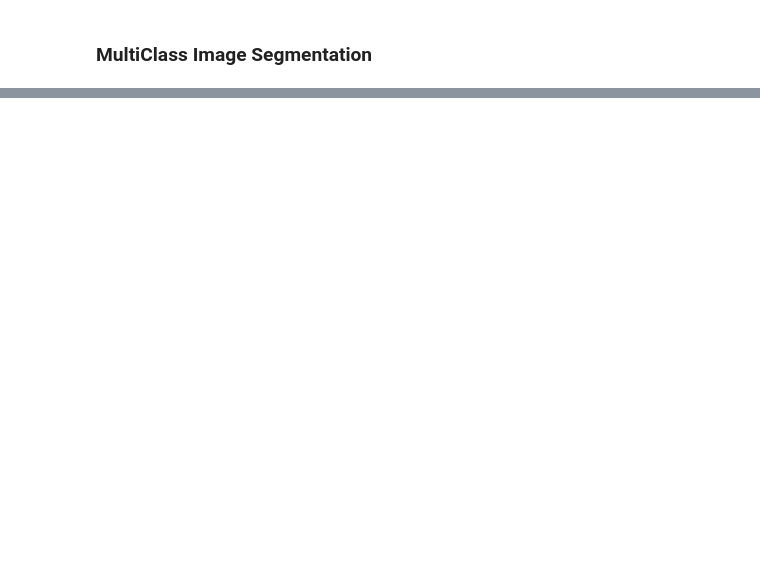
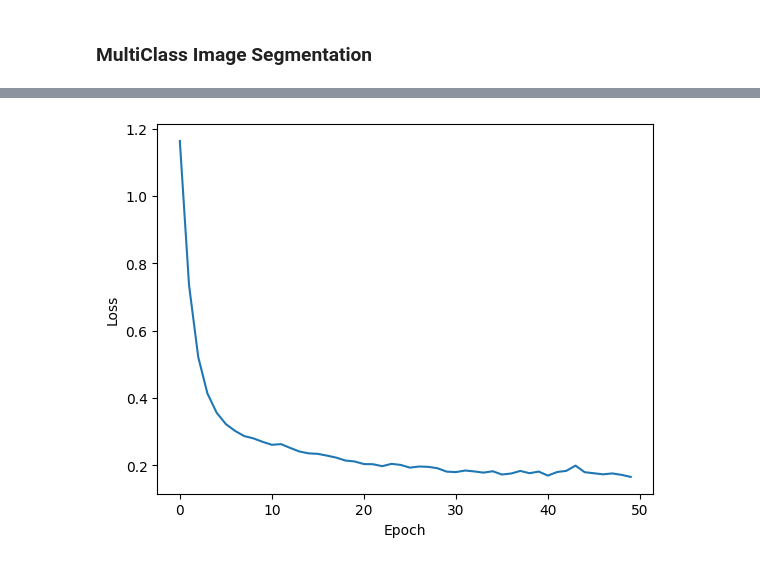
Before and after one commit to Jaywhisker/Diabetic_Retinopathy_Detection, a Jupyter notebook: notebooks/lesion_segmentation_clean.ipynb, the cells around one changed output, grey strips where cells are left out. Saved outputs shown, nothing was run; the diff lists cells and outputs as text; code cells hidden in the pictures; blank space fills up the shorter version.

```diff
--- a/notebooks/lesion_segmentation_clean.ipynb
+++ b/notebooks/lesion_segmentation_clean.ipynb
@@ -831,7 +1006,7 @@ criterion_list = [torch.nn.CrossEntropyLoss(),
                   torch.nn.CrossEntropyLoss(weight=torch.tensor(class_weights, dtype=torch.float32).to(device)),
                   torch.nn.CrossEntropyLoss(weight=torch.tensor([1, 3, 3, 3, 3, 2], dtype=torch.float32).to(device)),
                   DiceLoss(6),
-                  FocalLoss(6, weights=torch.tensor(4).to(device)),
+                  FocalLoss(6, weights=torch.tensor([1, 3, 3, 3, 3, 2], dtype=torch.float32).to(device)),
                   TverskyLoss(6),
                   TverskyLoss(6, 0.25),
                   TverskyLoss(6, 0.75),
@@ -873,4 +1048,4 @@ for idx, criterion in enumerate(criterion_list):
     torch.cuda.empty_cache()
     gc.collect()
 
-multiclass_loss_dataframe.to_csv('multiclass.csv')
+multiclass_loss_dataframe.to_csv('results/multiclass.csv')
@@ -879,0 +1052,32 @@ KeyboardInterrupt:
+# %%
+device = 'cuda' if torch.cuda.is_available() else 'cpu'
+
+criterion_list = [torch.nn.CrossEntropyLoss(weight=torch.tensor([1, 3, 3, 3, 3, 2], dtype=torch.float32).to(device))]
+
+model_names = ["multiclass/CELCustWeights2"]
+
+multiclass_loss_dataframe = pd.DataFrame()
+
+torch.cuda.empty_cache()
+gc.collect()
+
+for idx, criterion in enumerate(criterion_list):
+
+    model = torch.load('../models/lesion/multiclass/CELCustWeights_50.pt')
+    optimizer = torch.optim.Adam(model.parameters(), lr=0.001)
+    print(f"Training {model_names[idx]} model")
+    training_loss = train_unet(model,
+                               criterion,
+                               optimizer,
+                               multiclass_train_dataloader,
+                               50,
+                               device,
+                               model_names[idx])
+
+    multiclass_loss_dataframe[model_names[idx]] = training_loss
+
+    del model
+    torch.cuda.empty_cache()
+    gc.collect()
+
+multiclass_loss_dataframe.to_csv('multiclass.csv')
@@ -879,0 +1098,10 @@ KeyboardInterrupt:
+# %%
+data = pd.read_csv('multiclass2.csv', header=0, index_col=0)
+for model in data.columns:
+    loss = data[model]
+    plt.plot(loss.to_list(), label=model)
+    plt.xlabel('Epoch')
+    plt.ylabel('Loss')
+    plt.show()
+# %% [output]
+[figure, added]
```
Also changed, not shown: parts of 29 cells of this notebook, 4 other files.
